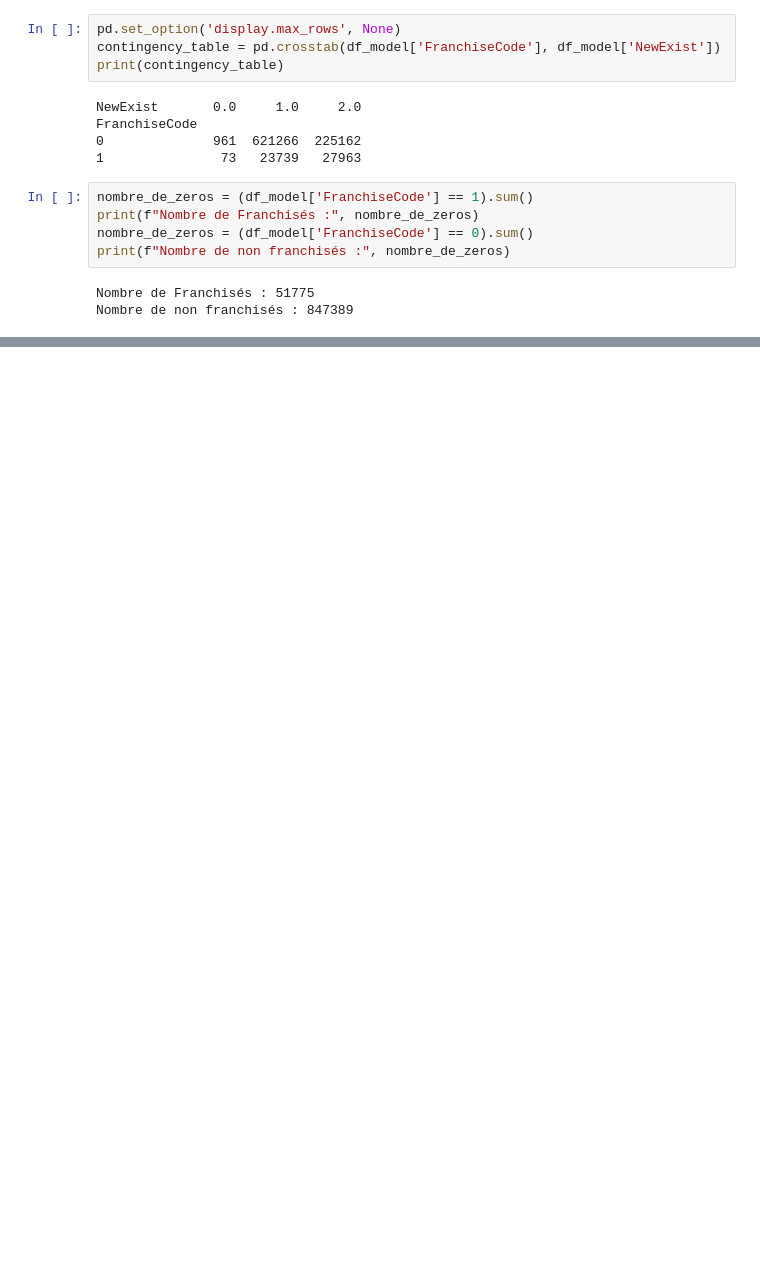
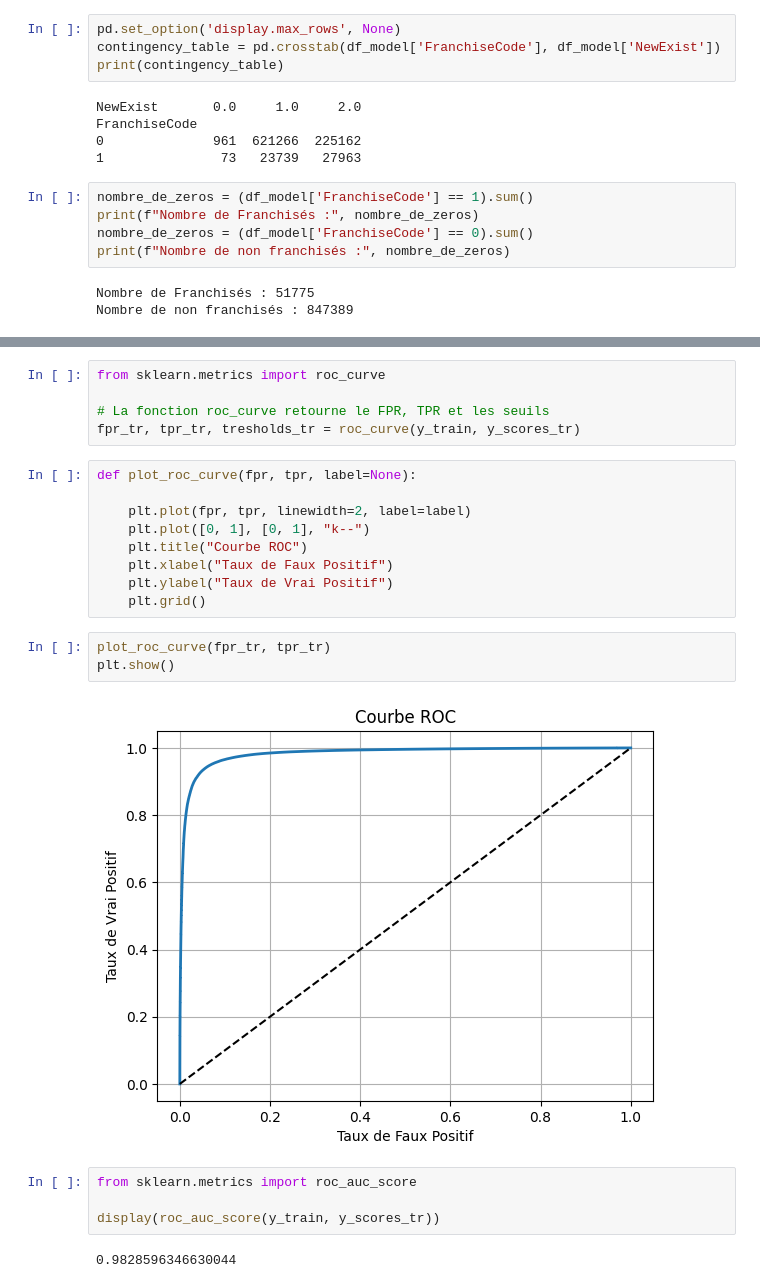
Before and after one commit to ElieLECAS/US_SBA, a Jupyter notebook: nettoyage.ipynb, the cells around one changed output, grey strips where cells are left out. Saved outputs shown, nothing was run; the diff lists cells and outputs as text; blank space fills up the shorter version.

```diff
--- a/nettoyage.ipynb
+++ b/nettoyage.ipynb
@@ -488,0 +592,25 @@ dtype: int64
+# %%
+from sklearn.metrics import roc_curve
+
+# La fonction roc_curve retourne le FPR, TPR et les seuils
+fpr_tr, tpr_tr, tresholds_tr = roc_curve(y_train, y_scores_tr)
+# %%
+def plot_roc_curve(fpr, tpr, label=None):
+
+    plt.plot(fpr, tpr, linewidth=2, label=label)
+    plt.plot([0, 1], [0, 1], "k--")
+    plt.title("Courbe ROC")
+    plt.xlabel("Taux de Faux Positif")
+    plt.ylabel("Taux de Vrai Positif")
+    plt.grid()
+# %%
+plot_roc_curve(fpr_tr, tpr_tr)
+plt.show()
+# %% [output]
+[figure, added]
+# %%
+from sklearn.metrics import roc_auc_score
+
+display(roc_auc_score(y_train, y_scores_tr))
+# %% [output]
+0.9828596346630044
```
Also changed, not shown: parts of 13 cells of this notebook, 5 other files.
